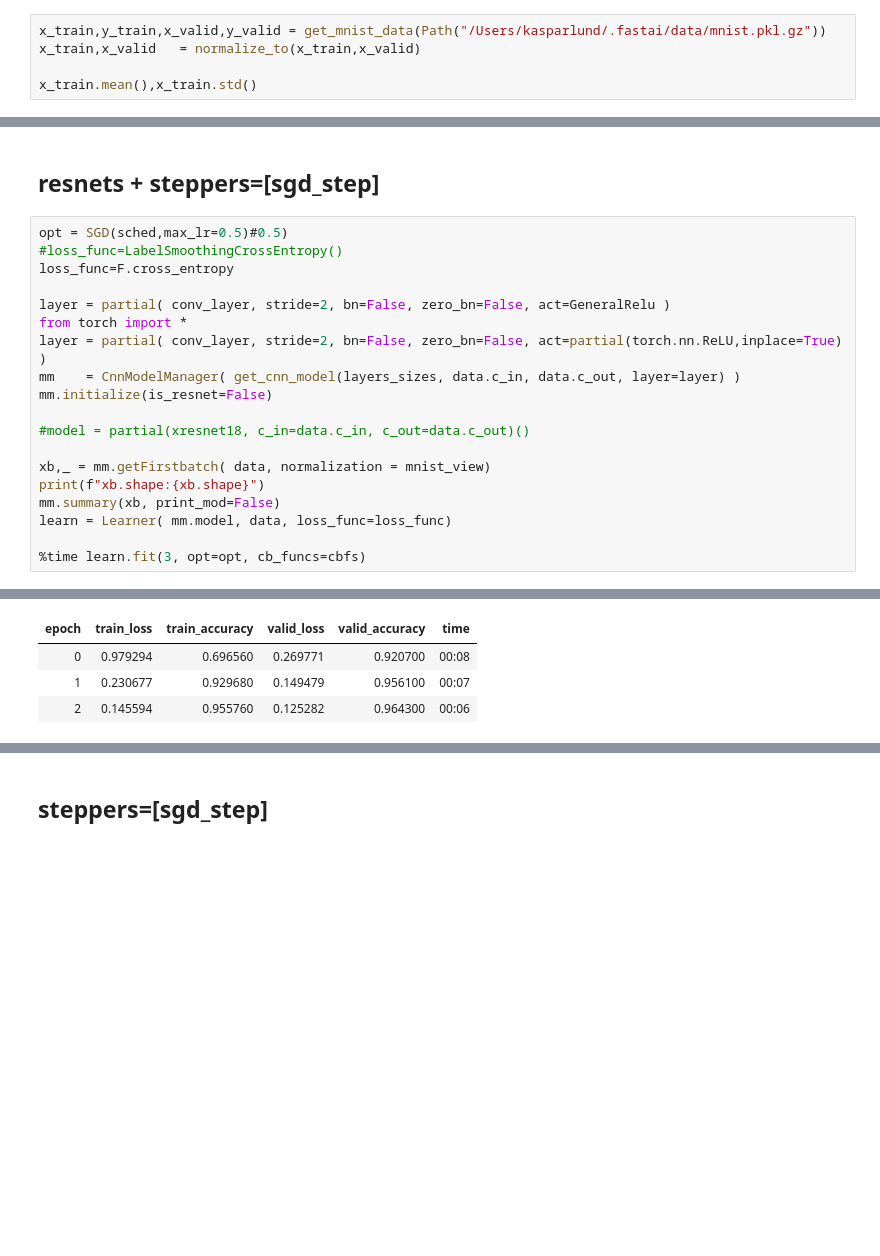
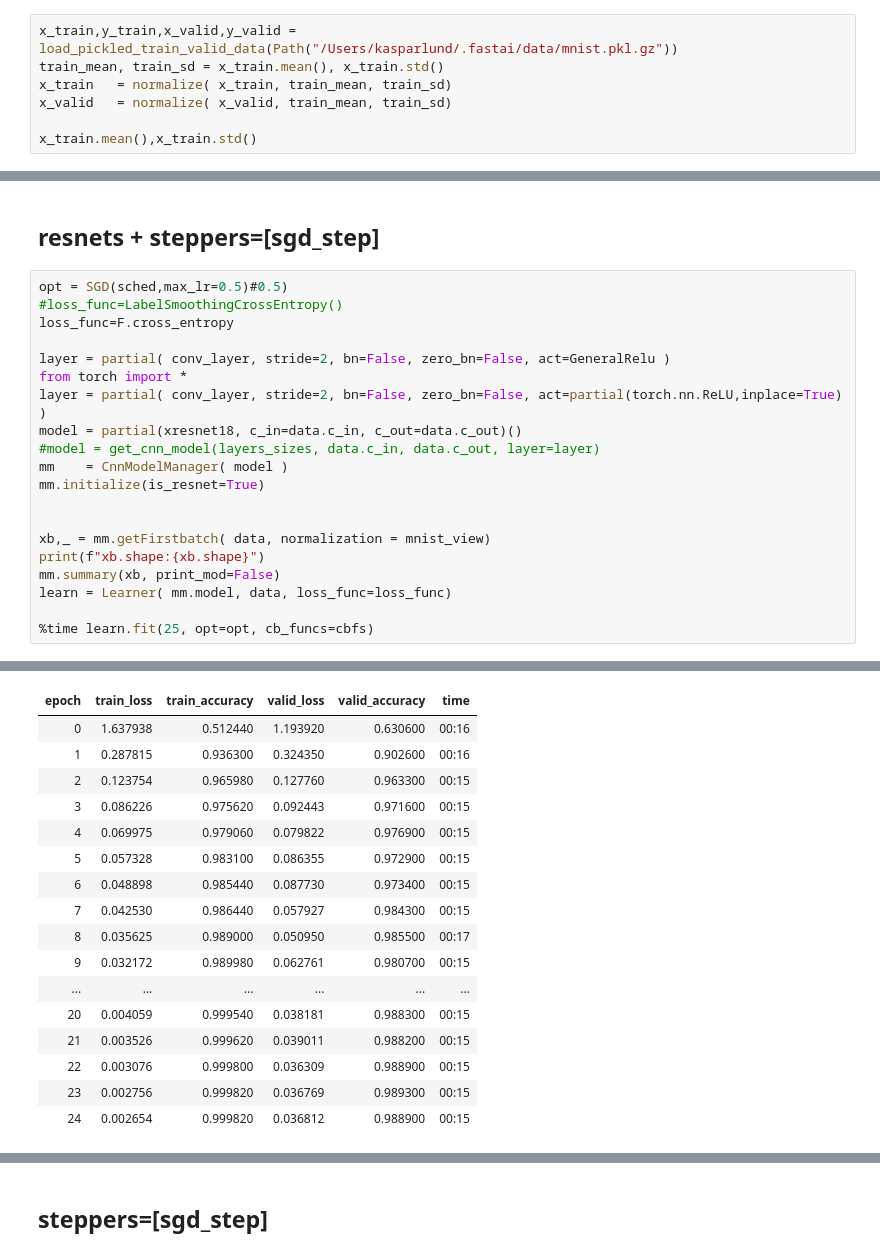
Before and after one commit to kasparlund/core_ai, a Jupyter notebook: source/mnist_optimizers.ipynb, the cells around one changed output, grey strips where cells are left out. Drawn from its saved outputs; the diff is of its cells as text; blank space fills up the shorter version.

```diff
--- a/source/mnist_optimizers.ipynb
+++ b/source/mnist_optimizers.ipynb
@@ -23,8 +23,10 @@ from pathlib import Path
 # %% [markdown]
 ## mnist data
 # %%
-x_train,y_train,x_valid,y_valid = get_mnist_data(Path("/Users/kasparlund/.fastai/data/mnist.pkl.gz"))
-x_train,x_valid   = normalize_to(x_train,x_valid)
+x_train,y_train,x_valid,y_valid = load_pickled_train_valid_data(Path("/Users/kasparlund/.fastai/data/mnist.pkl.gz"))
+train_mean, train_sd = x_train.mean(), x_train.std()
+x_train   = normalize( x_train, train_mean, train_sd)
+x_valid   = normalize( x_valid, train_mean, train_sd)
 
 x_train.mean(),x_train.std()
 # %% [output]
@@ -65,15 +76,16 @@ loss_func=F.cross_entropy
 layer = partial( conv_layer, stride=2, bn=False, zero_bn=False, act=GeneralRelu )
 from torch import *
 layer = partial( conv_layer, stride=2, bn=False, zero_bn=False, act=partial(torch.nn.ReLU,inplace=True) )
-mm    = CnnModelManager( get_cnn_model(layers_sizes, data.c_in, data.c_out, layer=layer) )
-mm.initialize(is_resnet=False)
+model = partial(xresnet18, c_in=data.c_in, c_out=data.c_out)()
+#model = get_cnn_model(layers_sizes, data.c_in, data.c_out, layer=layer)
+mm    = CnnModelManager( model )
+mm.initialize(is_resnet=True)
 
-#model = partial(xresnet18, c_in=data.c_in, c_out=data.c_out)()
 
 xb,_ = mm.getFirstbatch( data, normalization = mnist_view)
 print(f"xb.shape:{xb.shape}")
 mm.summary(xb, print_mod=False)
 learn = Learner( mm.model, data, loss_func=loss_func)
 
-%time learn.fit(3, opt=opt, cb_funcs=cbfs)
+%time learn.fit(25, opt=opt, cb_funcs=cbfs)
 # %% [output]
@@ -91,5 +106,18 @@ xb.shape:torch.Size([512, 1, 28, 28])
 <class 'torch.nn.modules.linear.Linear'> torch.Size([512, 10])
 | epoch | train_loss | train_accuracy | valid_loss | valid_accuracy | time |
-| 0 | 0.979294 | 0.696560 | 0.269771 | 0.920700 | 00:08 |
-| 1 | 0.230677 | 0.929680 | 0.149479 | 0.956100 | 00:07 |
-| 2 | 0.145594 | 0.955760 | 0.125282 | 0.964300 | 00:06 |
+| 0 | 1.637938 | 0.512440 | 1.193920 | 0.630600 | 00:16 |
+| 1 | 0.287815 | 0.936300 | 0.324350 | 0.902600 | 00:16 |
+| 2 | 0.123754 | 0.965980 | 0.127760 | 0.963300 | 00:15 |
+| 3 | 0.086226 | 0.975620 | 0.092443 | 0.971600 | 00:15 |
+| 4 | 0.069975 | 0.979060 | 0.079822 | 0.976900 | 00:15 |
+| 5 | 0.057328 | 0.983100 | 0.086355 | 0.972900 | 00:15 |
+| 6 | 0.048898 | 0.985440 | 0.087730 | 0.973400 | 00:15 |
+| 7 | 0.042530 | 0.986440 | 0.057927 | 0.984300 | 00:15 |
+| 8 | 0.035625 | 0.989000 | 0.050950 | 0.985500 | 00:17 |
+| 9 | 0.032172 | 0.989980 | 0.062761 | 0.980700 | 00:15 |
+| ... | ... | ... | ... | ... | ... |
+| 20 | 0.004059 | 0.999540 | 0.038181 | 0.988300 | 00:15 |
+| 21 | 0.003526 | 0.999620 | 0.039011 | 0.988200 | 00:15 |
+| 22 | 0.003076 | 0.999800 | 0.036309 | 0.988900 | 00:15 |
+| 23 | 0.002756 | 0.999820 | 0.036769 | 0.989300 | 00:15 |
+| 24 | 0.002654 | 0.999820 | 0.036812 | 0.988900 | 00:15 |
```
Also changed, not shown: parts of 10 cells of this notebook, 9 other files.
